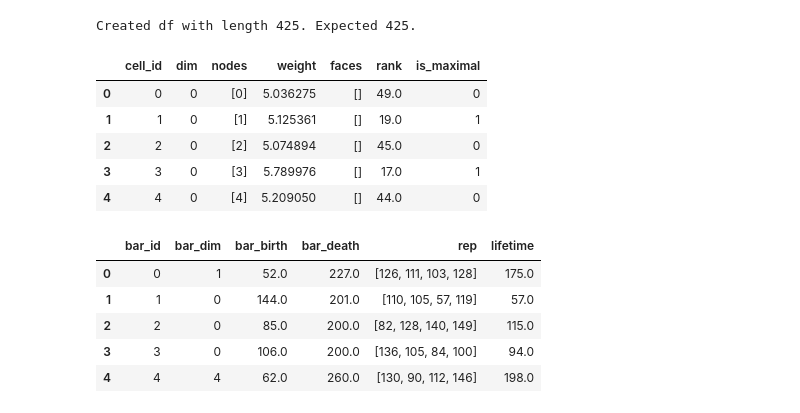
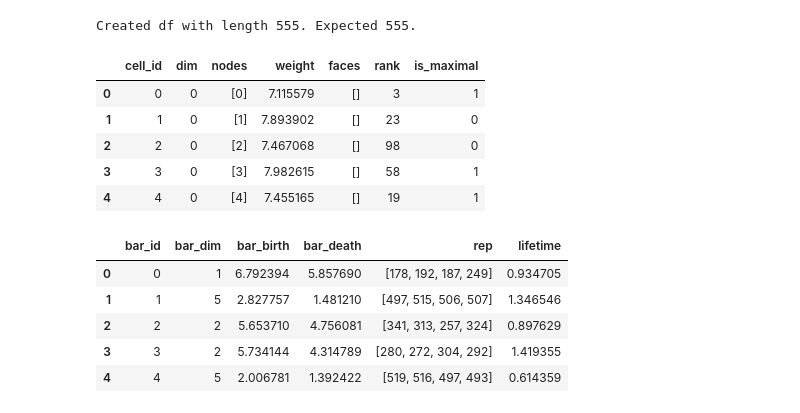
Before and after one commit to asizemore/aptviz, a Jupyter notebook: examples/examples_ph_output.ipynb, the cells around one changed output. Cells and saved outputs as stored; diff of their text form; code cells hidden in the pictures.

```diff
--- a/examples/examples_ph_output.ipynb
+++ b/examples/examples_ph_output.ipynb
@@ -41,29 +58,39 @@ my_charcoal = "#3f4142"
 # %%
-## Generate fake data
-n_nodes = 50
-n_simps = [n_nodes, 100, 150, 100, 20, 5]
-max_dim = len(n_simps)-1
+## Generate data
 
+# Parameters
+n_nodes = 100
+n_simps = [n_nodes, 150, 110, 90, 40, 30, 20, 15]
+max_dim = int(len(n_simps)-1)
+indicator_col = "is_maximal"
+
+# Construct data frame
 fsc_df = create_fake_fsc_df(n_nodes, n_simps, max_dim)
+
+# Add indicator column
+fsc_df = add_fake_indicator(fsc_df, indicator_col)
+
 fsc_df.head()
 # %% [output]
-Created df with length 425. Expected 425.
+Created df with length 555. Expected 555.
 |  | cell_id | dim | nodes | weight | faces | rank | is_maximal |
-| 0 | 0 | 0 | [0] | 5.036275 | [] | 49.0 | 0 |
-| 1 | 1 | 0 | [1] | 5.125361 | [] | 19.0 | 1 |
-| 2 | 2 | 0 | [2] | 5.074894 | [] | 45.0 | 0 |
-| 3 | 3 | 0 | [3] | 5.789976 | [] | 17.0 | 1 |
-| 4 | 4 | 0 | [4] | 5.209050 | [] | 44.0 | 0 |
+| 0 | 0 | 0 | [0] | 7.115579 | [] | 3 | 1 |
+| 1 | 1 | 0 | [1] | 7.893902 | [] | 23 | 0 |
+| 2 | 2 | 0 | [2] | 7.467068 | [] | 98 | 0 |
+| 3 | 3 | 0 | [3] | 7.982615 | [] | 58 | 1 |
+| 4 | 4 | 0 | [4] | 7.455165 | [] | 19 | 1 |
 # %%
-## Generate fake barcode from fsc USING RANK
+## Generate barcode
 
 n_bars = 100
-bar_df = create_fake_barcode(fsc_df, n_bars)
+filter_on = "weight"
+
+bar_df = create_fake_barcode(fsc_df, n_bars, filter_on)
 bar_df.head()
 # %% [output]
 |  | bar_id | bar_dim | bar_birth | bar_death | rep | lifetime |
-| 0 | 0 | 1 | 52.0 | 227.0 | [126, 111, 103, 128] | 175.0 |
-| 1 | 1 | 0 | 144.0 | 201.0 | [110, 105, 57, 119] | 57.0 |
-| 2 | 2 | 0 | 85.0 | 200.0 | [82, 128, 140, 149] | 115.0 |
-| 3 | 3 | 0 | 106.0 | 200.0 | [136, 105, 84, 100] | 94.0 |
-| 4 | 4 | 4 | 62.0 | 260.0 | [130, 90, 112, 146] | 198.0 |
+| 0 | 0 | 1 | 6.792394 | 5.857690 | [178, 192, 187, 249] | 0.934705 |
+| 1 | 1 | 5 | 2.827757 | 1.481210 | [497, 515, 506, 507] | 1.346546 |
+| 2 | 2 | 2 | 5.653710 | 4.756081 | [341, 313, 257, 324] | 0.897629 |
+| 3 | 3 | 2 | 5.734144 | 4.314789 | [280, 272, 304, 292] | 1.419355 |
+| 4 | 4 | 5 | 2.006781 | 1.392422 | [519, 516, 497, 493] | 0.614359 |
```
Also changed, not shown: parts of 10 cells of this notebook, 2 other files.
